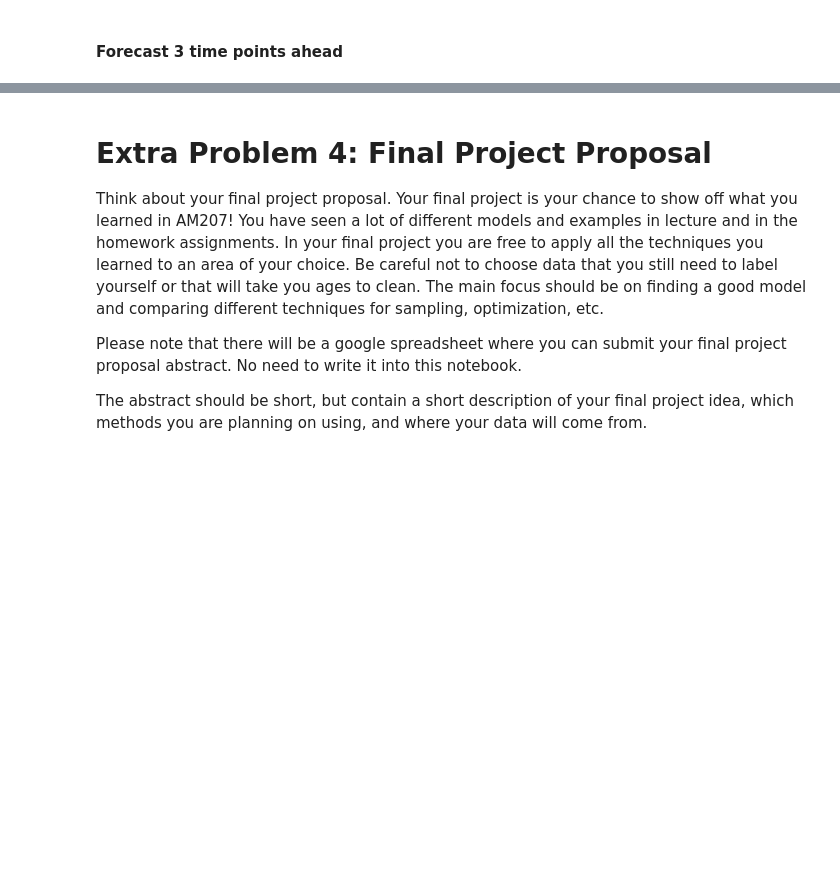
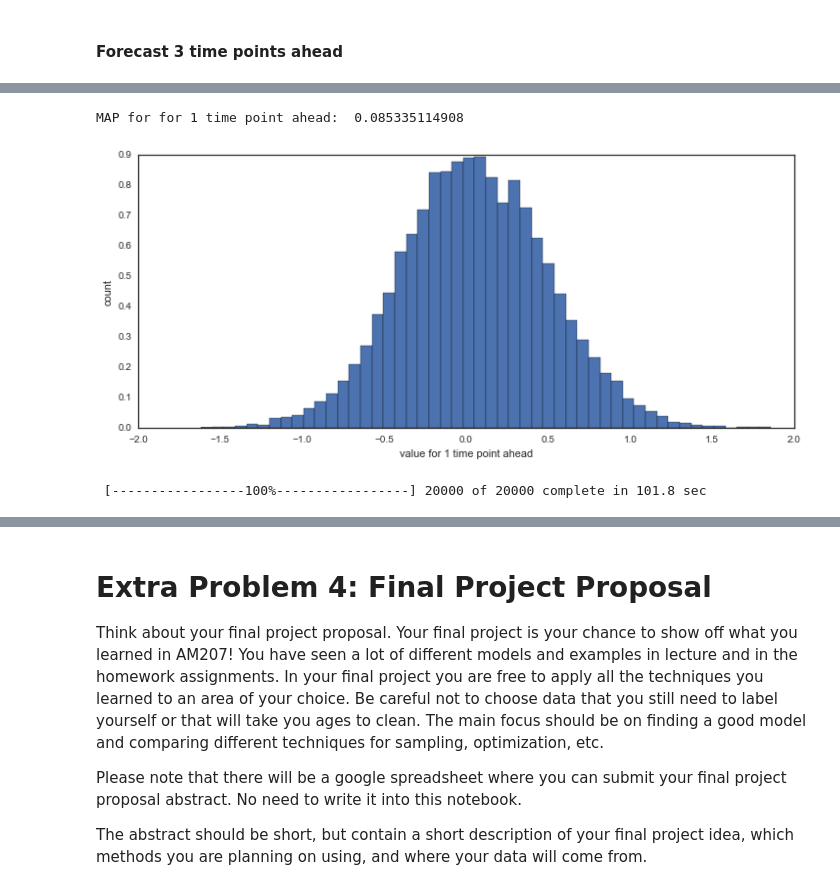
Before and after one commit to hanqingxu93/2016, a Jupyter notebook: Homework/AM207_JOSHUAMEI_HW4.ipynb, the cells around one changed output, grey strips where cells are left out. Drawn from its saved outputs; the diff is of its cells as text; code cells hidden in the pictures; blank space fills up the shorter version.

```diff
--- a/Homework/AM207_JOSHUAMEI_HW4.ipynb
+++ b/Homework/AM207_JOSHUAMEI_HW4.ipynb
@@ -869,0 +881,25 @@ alpha.trace().shape
+# %%
+plt.figure(figsize=[12,5])
+time1_hist = plt.hist(time1.trace(), bins=50, normed=True)
+plt.xlabel('value for 1 time point ahead')
+plt.ylabel('count')
+map_index_time1 = np.argmax(time1_hist[0]) #index of the largest value in the histogram
+hist_bin_middle_time1 = 0.5*time1_hist[1][:-1] + 0.5*time1_hist[1][1:] #value of the bin middle
+time1_map = hist_bin_middle_time1[map_index_time1]
+print "MAP for for 1 time point ahead: ", time1_map
+# %% [output]
+MAP for for 1 time point ahead:  0.085335114908
+[figure, added]
+# %%
+# find distribution of the predicted first time point ahead
+time1_mu = mcmc_time1.stats()['time1']['mean']
+time1_sigma = mcmc_time1.stats()['time1']['standard deviation']
+time1_distribution = pm.Normal('time1_d',mu=time1_mu,tau=1.0/(time1_sigma**2))
+
+# predict second time point ahead
+time2 = pm.Normal('time2',mu=alpha*time1_distribution,tau=1.0/sigma2)
+time2_model = pm.Model([time2])
+mcmc_time2 = pm.MCMC(time2_model)
+mcmc_time2.sample(iter=20000, burn=2000, thin = 2)
+# %% [output]
+ [-----------------100%-----------------] 20000 of 20000 complete in 101.8 sec
```
Also changed, not shown: parts of 23 cells of this notebook.
